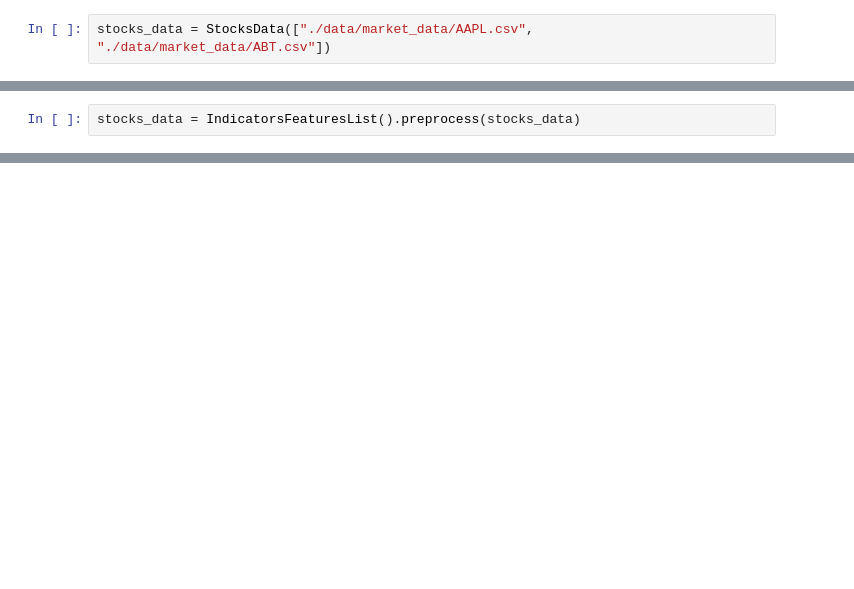
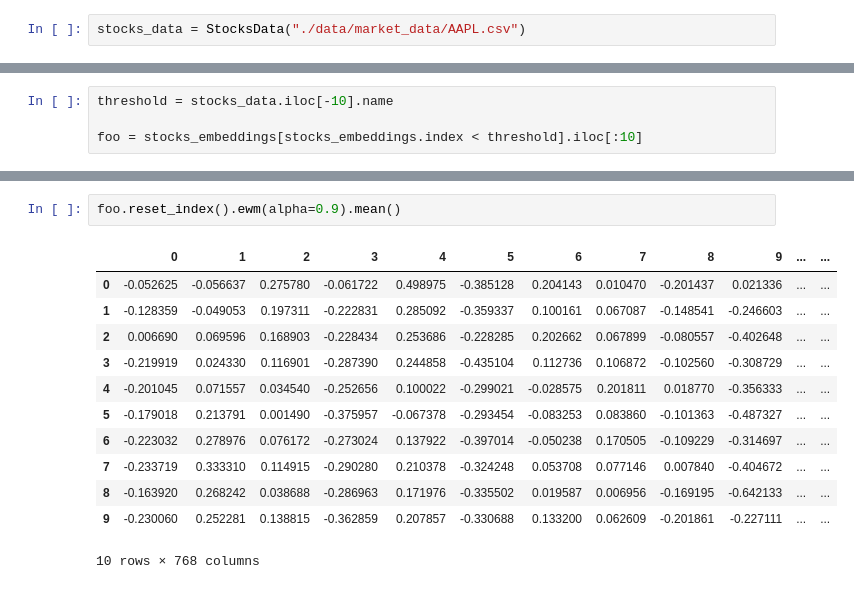
Before and after one commit to Khaymon/smarttrade, a Jupyter notebook: experiments.ipynb, the cells around one changed output, grey strips where cells are left out. Saved outputs shown, nothing was run; the diff lists cells and outputs as text; blank space fills up the shorter version.

```diff
--- a/experiments.ipynb
+++ b/experiments.ipynb
@@ -10,2 +13,2 @@ from data_tools.samplers import SimpleModelPreprocessor
 # %%
-stocks_data = StocksData(["./data/market_data/AAPL.csv", "./data/market_data/ABT.csv"])
+stocks_data = StocksData("./data/market_data/AAPL.csv")
@@ -29,2 +14,0 @@ stocks_data.data
-# %%
-stocks_data = IndicatorsFeaturesList().preprocess(stocks_data)
@@ -114,0 +32,4 @@ tensor([[[0.4906, 0.5951, 0.7632, 0.2708, 0.4830],
+# %%
+threshold = stocks_data.iloc[-10].name
+
+foo = stocks_embeddings[stocks_embeddings.index < threshold].iloc[:10]
@@ -114,0 +45,15 @@ tensor([[[0.4906, 0.5951, 0.7632, 0.2708, 0.4830],
+# %%
+foo.reset_index().ewm(alpha=0.9).mean()
+# %% [output]
+|  | 0 | 1 | 2 | 3 | 4 | 5 | 6 | 7 | 8 | 9 | ... | ... |
+| 0 | -0.052625 | -0.056637 | 0.275780 | -0.061722 | 0.498975 | -0.385128 | 0.204143 | 0.010470 | -0.201437 | 0.021336 | ... | ... |
+| 1 | -0.128359 | -0.049053 | 0.197311 | -0.222831 | 0.285092 | -0.359337 | 0.100161 | 0.067087 | -0.148541 | -0.246603 | ... | ... |
+| 2 | 0.006690 | 0.069596 | 0.168903 | -0.228434 | 0.253686 | -0.228285 | 0.202662 | 0.067899 | -0.080557 | -0.402648 | ... | ... |
+| 3 | -0.219919 | 0.024330 | 0.116901 | -0.287390 | 0.244858 | -0.435104 | 0.112736 | 0.106872 | -0.102560 | -0.308729 | ... | ... |
+| 4 | -0.201045 | 0.071557 | 0.034540 | -0.252656 | 0.100022 | -0.299021 | -0.028575 | 0.201811 | 0.018770 | -0.356333 | ... | ... |
+| 5 | -0.179018 | 0.213791 | 0.001490 | -0.375957 | -0.067378 | -0.293454 | -0.083253 | 0.083860 | -0.101363 | -0.487327 | ... | ... |
+| 6 | -0.223032 | 0.278976 | 0.076172 | -0.273024 | 0.137922 | -0.397014 | -0.050238 | 0.170505 | -0.109229 | -0.314697 | ... | ... |
+| 7 | -0.233719 | 0.333310 | 0.114915 | -0.290280 | 0.210378 | -0.324248 | 0.053708 | 0.077146 | 0.007840 | -0.404672 | ... | ... |
+| 8 | -0.163920 | 0.268242 | 0.038688 | -0.286963 | 0.171976 | -0.335502 | 0.019587 | 0.006956 | -0.169195 | -0.642133 | ... | ... |
+| 9 | -0.230060 | 0.252281 | 0.138815 | -0.362859 | 0.207857 | -0.330688 | 0.133200 | 0.062609 | -0.201861 | -0.227111 | ... | ... |
+10 rows × 768 columns
```
Also changed, not shown: parts of 18 cells of this notebook, 10 other files.
